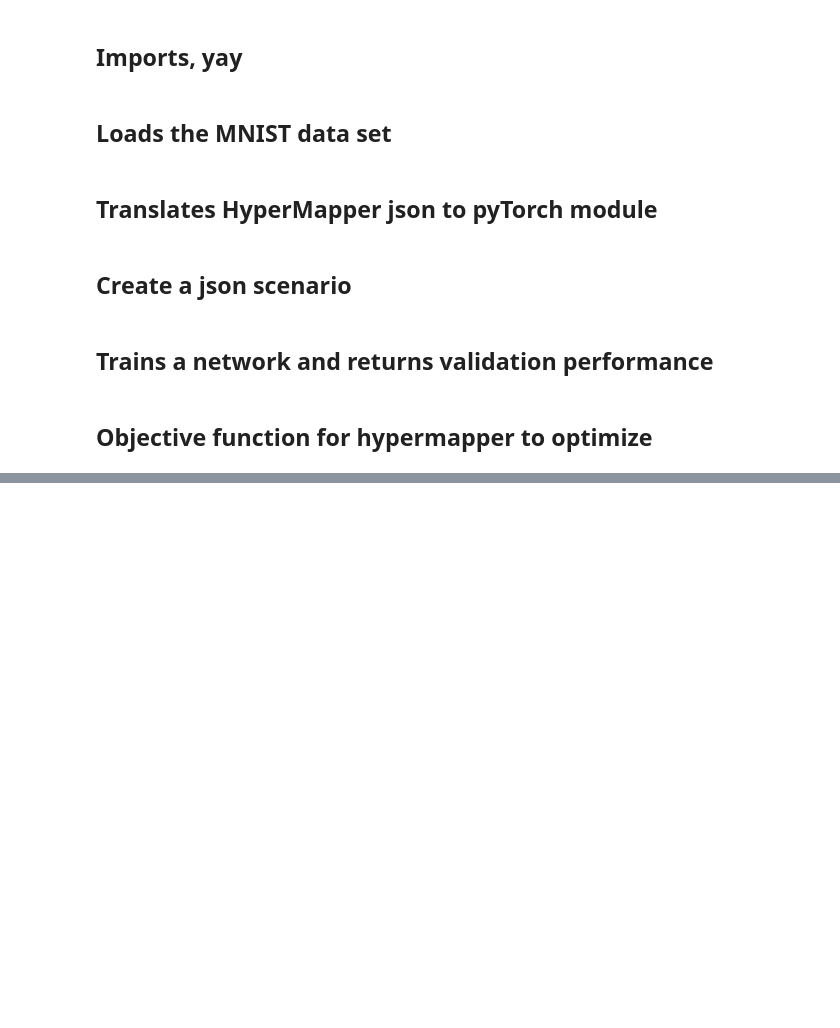
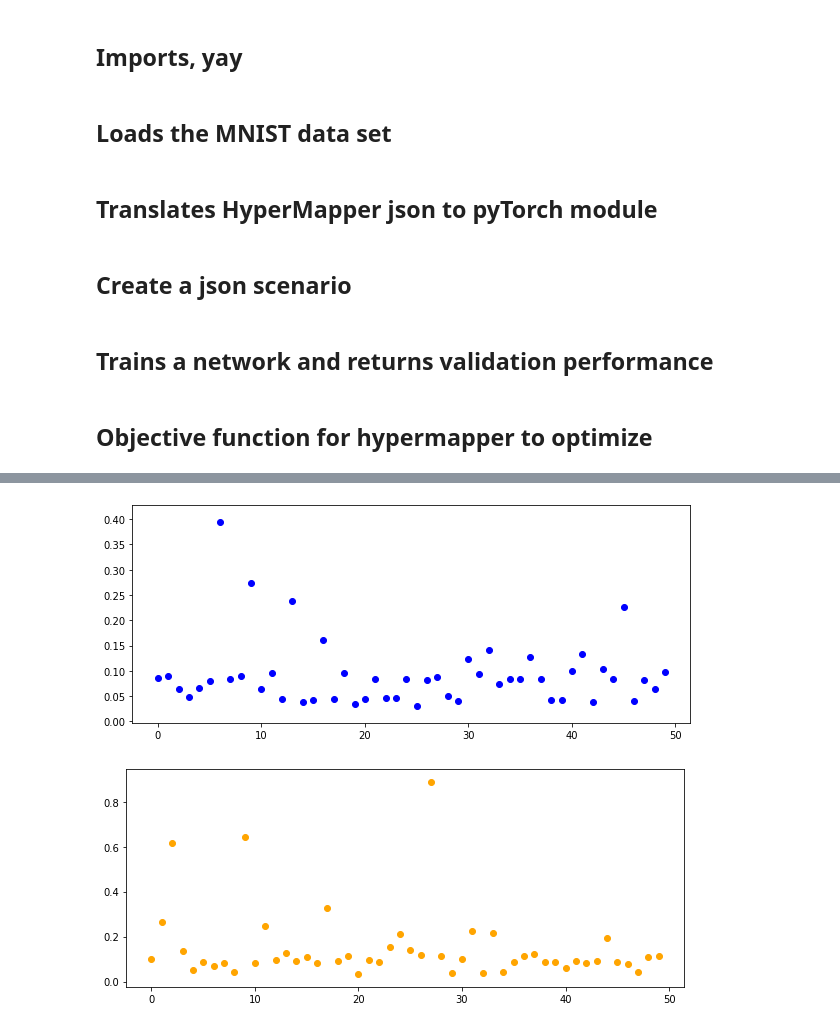
Before and after one commit to samuellundberg/NeuralArchitectureSearch, a Jupyter notebook: my_hypermapper/example_scenarios/quick_start/mnist_jupyter_notebook.ipynb, the cells around one changed output, grey strips where cells are left out. Drawn from its saved outputs; the diff is of its cells as text; code cells hidden in the pictures; blank space fills up the shorter version.

```diff
--- a/my_hypermapper/example_scenarios/quick_start/mnist_jupyter_notebook.ipynb
+++ b/my_hypermapper/example_scenarios/quick_start/mnist_jupyter_notebook.ipynb
@@ -285 +363,46 @@ KeyboardInterrupt:
+# %%
+# I have to make a nice way to sort the data since the randomly generated points are in reversed order in
+def make_scatter(data, color):
+    scores = np.zeros((len(data),2))
+
+    best = (-1, 1)
+    for i in range(len(data)):
+        value = data['Value'].iloc[i]
+        if value < best[1]:
+            best = (i, value)
+        scores[i, :] = [i, value]  # RS is saved reversed
+
+
+    %matplotlib inline
+    import matplotlib.pyplot as plt
+
+    # view data
+    plt.figure(figsize=(10,4))
+
+    plt.scatter(scores[:,0], scores[:,1], color = color)
+    #plt.scatter(scores2[:,0], scores2[:,1], color = "blue")
+    #plt.plot(x.data.numpy(), prediction.data.numpy(), 'g-', lw=3)
+    #plt.suptitle('Performance of the best found archtectiure as a function of samples. We trained on MNIST for 4 epochs')
+    #plt.xlabel('samples')
+    #plt.ylabel('fraction wrongly classified in validation set')
+    #plt.title('Regression Analysis')
+    #plt.text(1.0, 0, 'Loss = %.4f' % loss,
+                #fontdict={'size': 24, 'color':  'red'})
+    plt.show()
+    return best
+
+d_BO = pd.read_csv('mnist_BO_10+40.csv')
+d_RS = pd.read_csv('mnist_RS_50.csv')
+
+bestBO = make_scatter(d_BO, 'blue')
+bestRS = make_scatter(d_RS, 'orange')
+
+best_arch_BO = d_BO.iloc[bestBO[0]]
+best_arch_RS = d_RS.iloc[bestRS[0]]
+
+print('best archtecture from BO: ', best_arch_BO)
+print('best archtecture from RS: ', best_arch_RS)
+# %% [output]
+[figure, added]
+[figure, added]
 # %%
```
Also changed, not shown: parts of 15 cells of this notebook, 1 other file.
